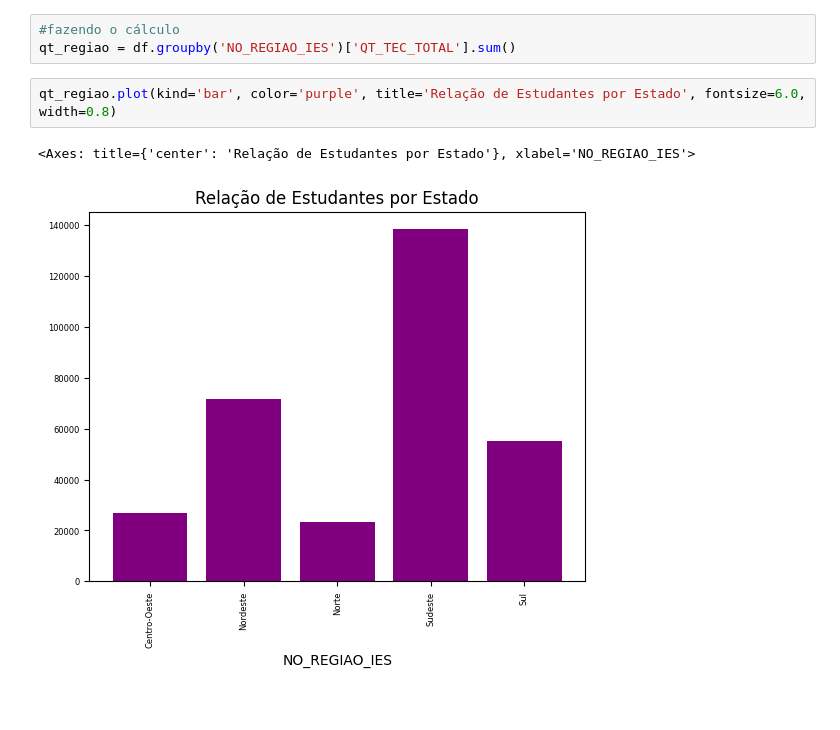
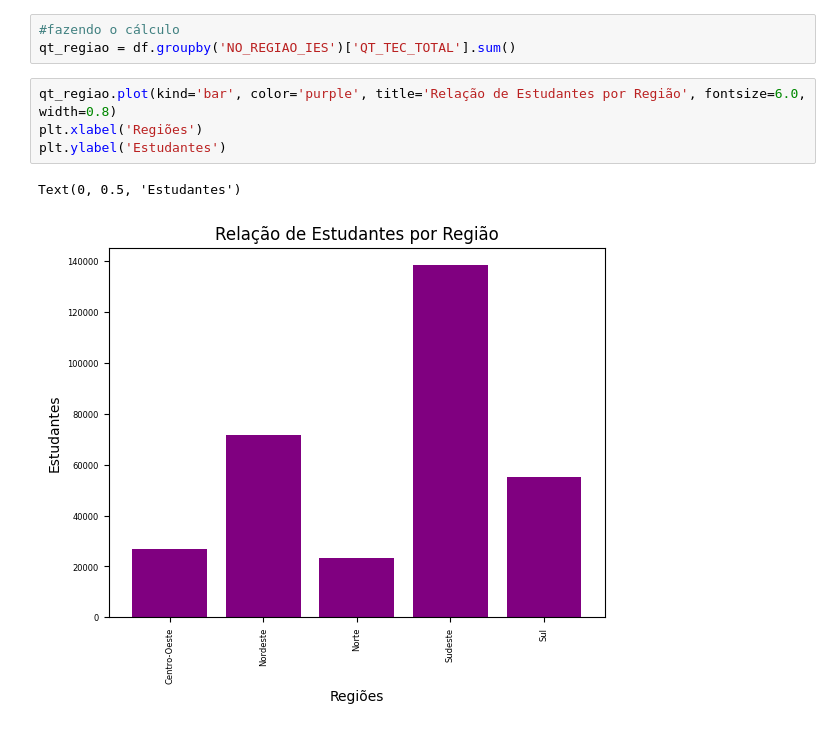
Before and after one commit to GrazyGoncalves/2, a Jupyter notebook: exe.ipynb, the cells around one changed output. Saved outputs shown, nothing was run; the diff lists cells and outputs as text.

```diff
--- a/exe.ipynb
+++ b/exe.ipynb
@@ -73,7 +75,9 @@ qt_estado.plot(kind='bar', color='purple', title='Relação de Estudantes por Es
 #fazendo o cálculo
 qt_regiao = df.groupby('NO_REGIAO_IES')['QT_TEC_TOTAL'].sum()
 # %%
-qt_regiao.plot(kind='bar', color='purple', title='Relação de Estudantes por Estado', fontsize=6.0, width=0.8)
+qt_regiao.plot(kind='bar', color='purple', title='Relação de Estudantes por Região', fontsize=6.0, width=0.8)
+plt.xlabel('Regiões')
+plt.ylabel('Estudantes')
 # %% [output]
-<Axes: title={'center': 'Relação de Estudantes por Estado'}, xlabel='NO_REGIAO_IES'>
+Text(0, 0.5, 'Estudantes')
-[figure, old version]
+[figure, new version]
```
Also changed, not shown: parts of 1 cell of this notebook.
